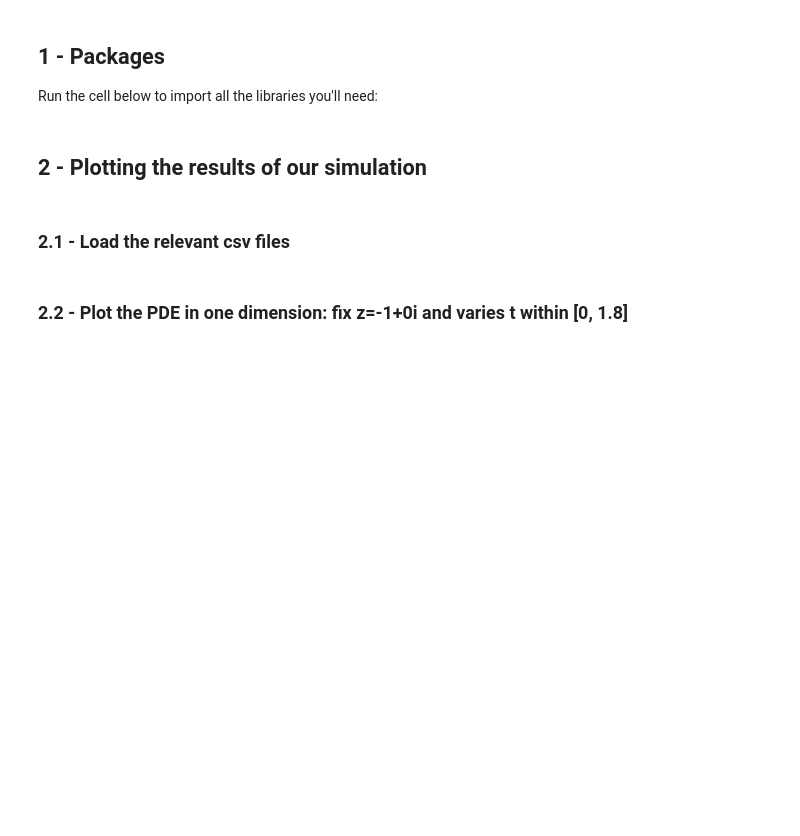
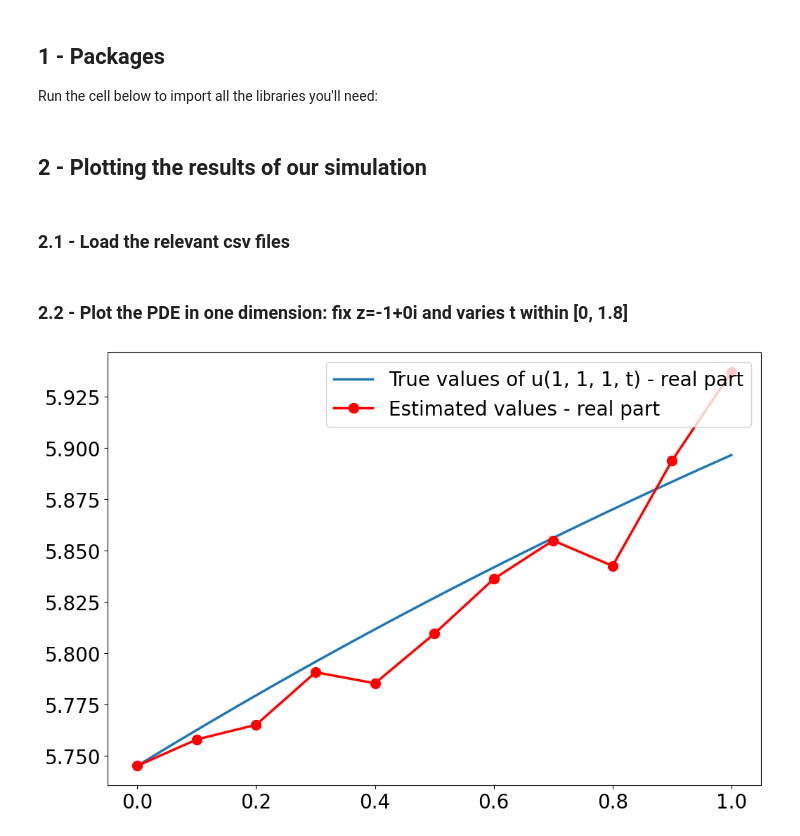
Before and after one commit to chanjuanyin/Fully_Nonlinear_Wave, a Jupyter notebook: Simulation_03/Plot_history.ipynb, the cells around one changed output. Drawn from its saved outputs; the diff is of its cells as text; code cells hidden in the pictures; blank space fills up the shorter version.

```diff
--- a/Simulation_03/Plot_history.ipynb
+++ b/Simulation_03/Plot_history.ipynb
@@ -55,30 +55,32 @@ for file_name in os_listdir:
 ### 2.2 - Plot the PDE in one dimension: fix z=-1+0i and varies t within [0, 1.8]
 # %%
 impose_ylim = False
-y_lim = [5.25,5.55]
+y_lim = [5.70,6.10]
 
 true_values_real = np.asarray(np_dictionary["analytic"])[0,:]
 true_values_real = np.reshape(true_values_real, (101,))#[0:191]
 t_values = np.arange(0, 1.01, 0.01)
 estimated_values_real = np.asarray(np_dictionary["monte_carlo"])[0,:]
 estimated_values_real = np.reshape(estimated_values_real, (11,))#[0:19]
 t_estimated = np.arange(0, 1.1, 0.1)
 
 plt.figure(figsize=(12, 8))
 plt.plot(t_values, true_values_real, label='True values of u(1, 1, 1, t) - real part', lw=2.5)
 plt.plot(t_estimated, estimated_values_real, 'ro-', label='Estimated values - real part', lw=2.5, ms=10)
 plt.xticks(fontsize=20)
 plt.yticks(fontsize=20)
 
 # plt.ylabel('true vs estimated values - real part')
 if impose_ylim:
     plt.ylim(y_lim)
 # plt.xlabel('t values')
 # plt.axvline(x=0.32,color='red')
 
 # plt.title('True vs estimated values of u(1, 1, 1, t) - real part')
 plt.legend(loc='upper right',fontsize=20)
 plt.show()
+# %% [output]
+[figure, added]
 # %%
 impose_ylim = False
 y_lim = [-0.5,0]
```
Also changed, not shown: parts of 1 cell of this notebook, 3 other files.
